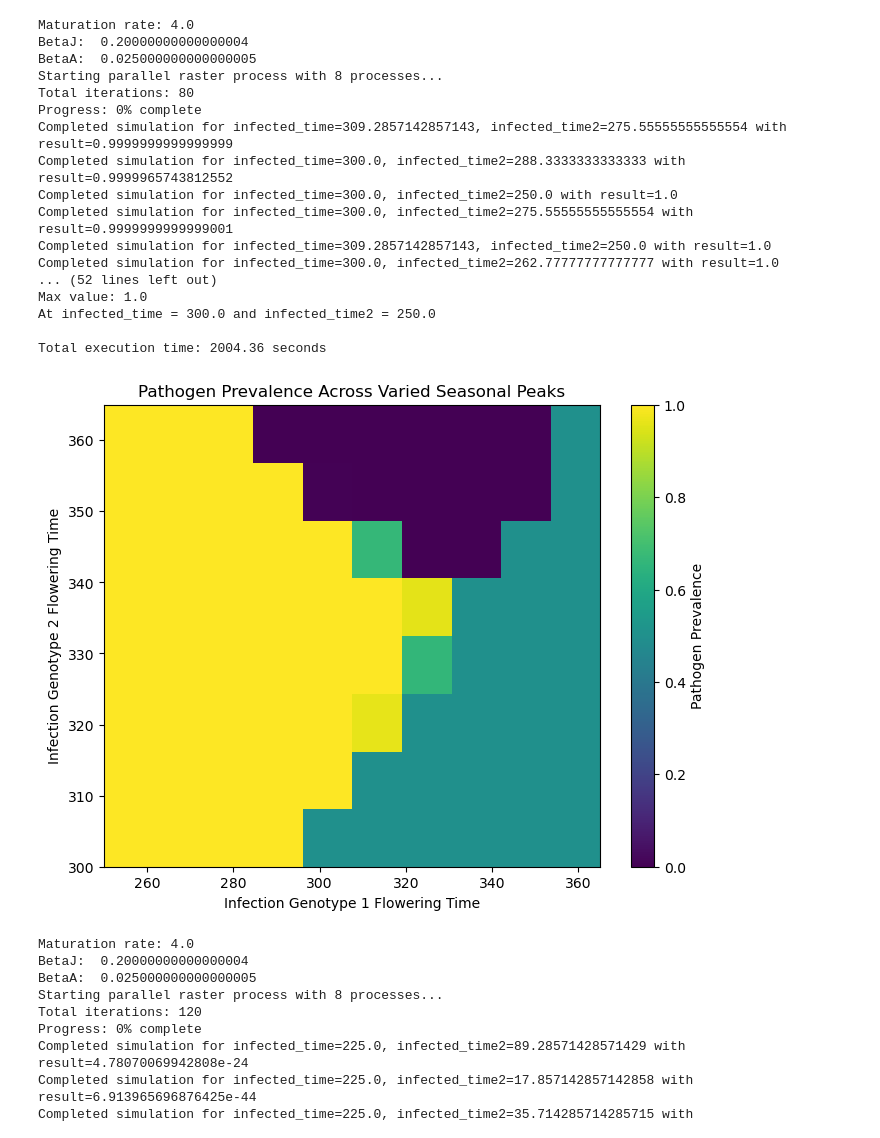
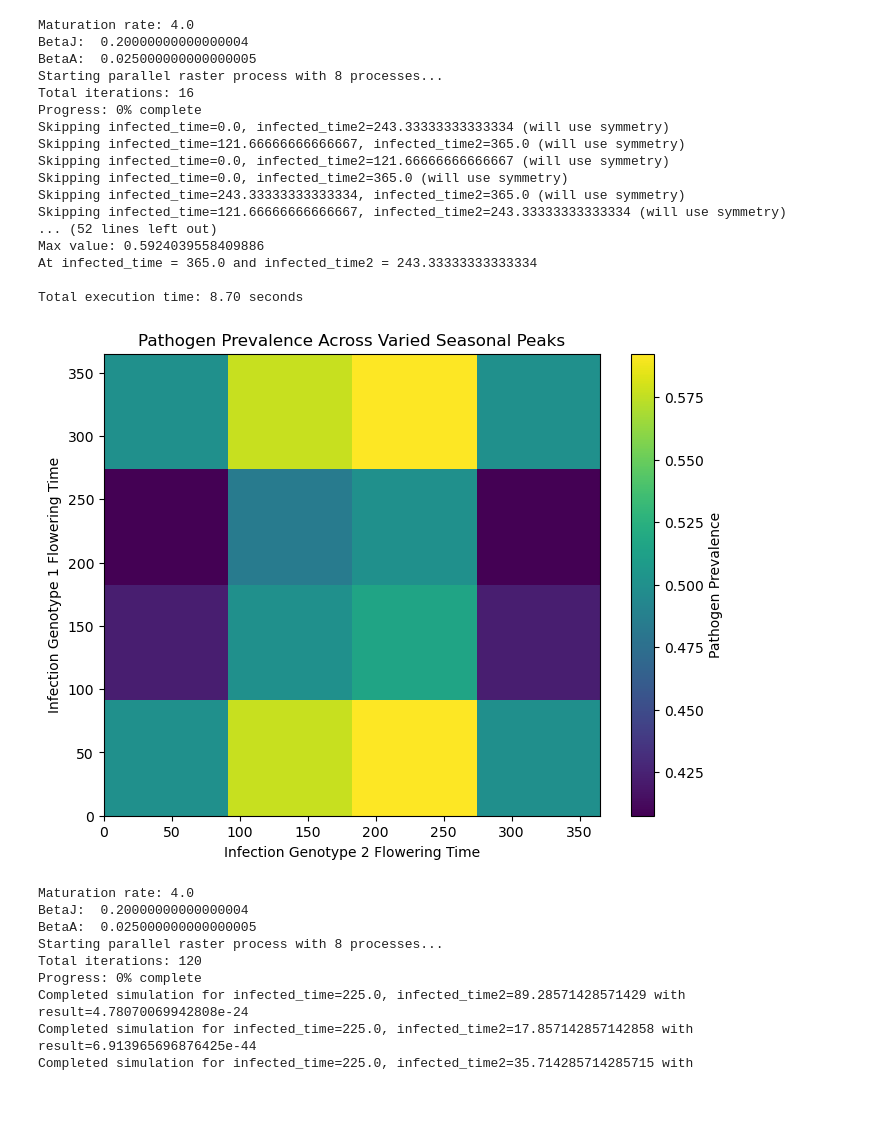
Before and after one commit to bds062/Host-Pathogen-Evolutionary-Dynamics-Model, a Jupyter notebook: call_functions.ipynb, the cells around one changed output. Cells and saved outputs as stored; diff of their text form; code cells hidden in the pictures; blank space fills up the shorter version.

```diff
--- a/call_functions.ipynb
+++ b/call_functions.ipynb
@@ -3,49 +3,49 @@ from model_functions import Model, RasterModel, GraphModel
 import numpy as np
 import time
 # %%
-param1_values = np.linspace(300, 365, 8) #vertical axis
-param2_values = np.linspace(250, 365, 10) #horizontal axis
+param1_values = np.linspace(0, 365, 4) #vertical axis
+param2_values = np.linspace(0, 365, 4) #horizontal axis
 
 
 
-model = Model(maturity=4/365, t = (0, 365 * 400), germination_time = 302.5, Bj = 0.2 / 365, infected_time=182.5, infected_time2=182.5)
+model = Model(maturity=4/365, t = (0, 365 * 5), germination_time = 302.5, Bj = 0.2 / 365, infected_time=182.5, infected_time2=182.5)
 # graph_model = GraphModel(model)
 raster_model = RasterModel(model, 'infected_time', 'infected_time2', param1_values, param2_values)
 
 print("Maturation rate:", model.maturity*365)
 print("BetaJ: ", model.Bj*365)
 print("BetaA: ", model.Bv*365)
 
 
 start_time = time.time()
 # graph_model.graph()
 # print("Evaluation (genotype1/genotype1+2): ", model.evaluate(model.solution))
 # raster_model.sweep_1d(param_num=1)
 # raster_model.plot_1d()
 raster_model.raster()  # Uses all 8 cores automatically
 end_time = time.time()
 print(f"\nTotal execution time: {end_time - start_time:.2f} seconds")
 
 raster_model.plot_heatmap()
 # %% [output]
 Maturation rate: 4.0
 BetaJ:  0.20000000000000004
 BetaA:  0.025000000000000005
 Starting parallel raster process with 8 processes...
-Total iterations: 80
+Total iterations: 16
 Progress: 0% complete
-Completed simulation for infected_time=309.2857142857143, infected_time2=275.55555555555554 with result=0.9999999999999999
-Completed simulation for infected_time=300.0, infected_time2=288.3333333333333 with result=0.9999965743812552
-Completed simulation for infected_time=300.0, infected_time2=250.0 with result=1.0
-Completed simulation for infected_time=300.0, infected_time2=275.55555555555554 with result=0.9999999999999001
-Completed simulation for infected_time=309.2857142857143, infected_time2=250.0 with result=1.0
-Completed simulation for infected_time=300.0, infected_time2=262.77777777777777 with result=1.0
+Skipping infected_time=0.0, infected_time2=243.33333333333334 (will use symmetry)
+Skipping infected_time=121.66666666666667, infected_time2=365.0 (will use symmetry)
+Skipping infected_time=0.0, infected_time2=121.66666666666667 (will use symmetry)
+Skipping infected_time=0.0, infected_time2=365.0 (will use symmetry)
+Skipping infected_time=243.33333333333334, infected_time2=365.0 (will use symmetry)
+Skipping infected_time=121.66666666666667, infected_time2=243.33333333333334 (will use symmetry)
 ... (52 lines left out)
-Max value: 1.0
-At infected_time = 300.0 and infected_time2 = 250.0
+Max value: 0.5924039558409886
+At infected_time = 365.0 and infected_time2 = 243.33333333333334
 
-Total execution time: 2004.36 seconds
+Total execution time: 8.70 seconds
-[figure, old version]
+[figure, new version]
 # %%
 param1_values = np.linspace(225, 275, 8) #vertical axis
 param2_values = np.linspace(0, 250, 15) #horizontal axis
```
Also changed, not shown: parts of 1 cell of this notebook, 1 other file.
